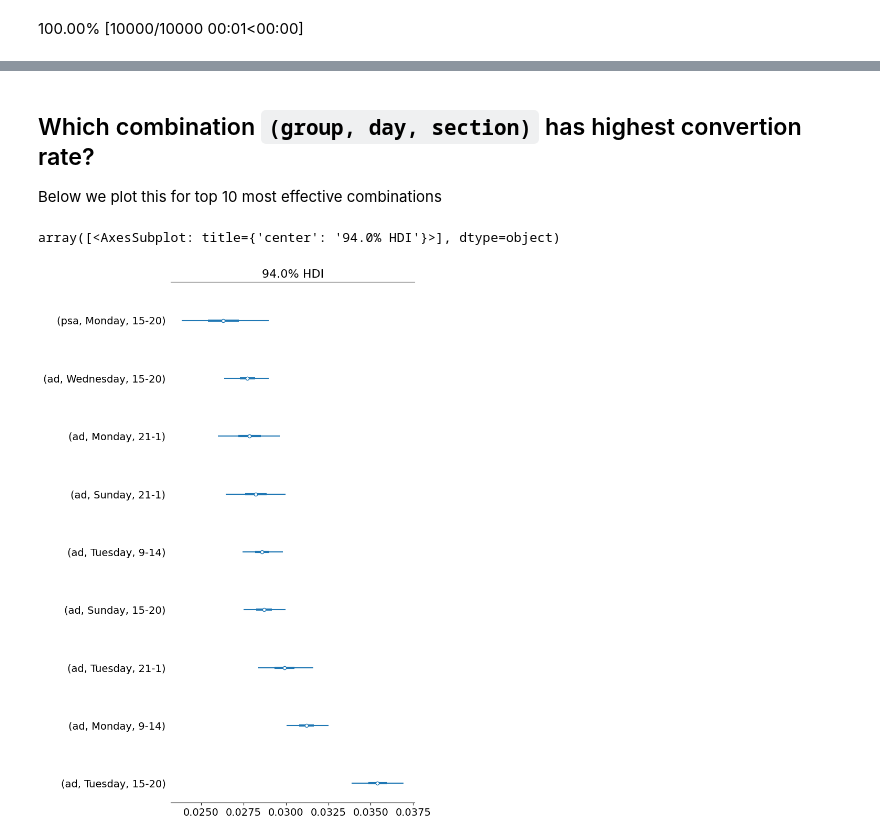
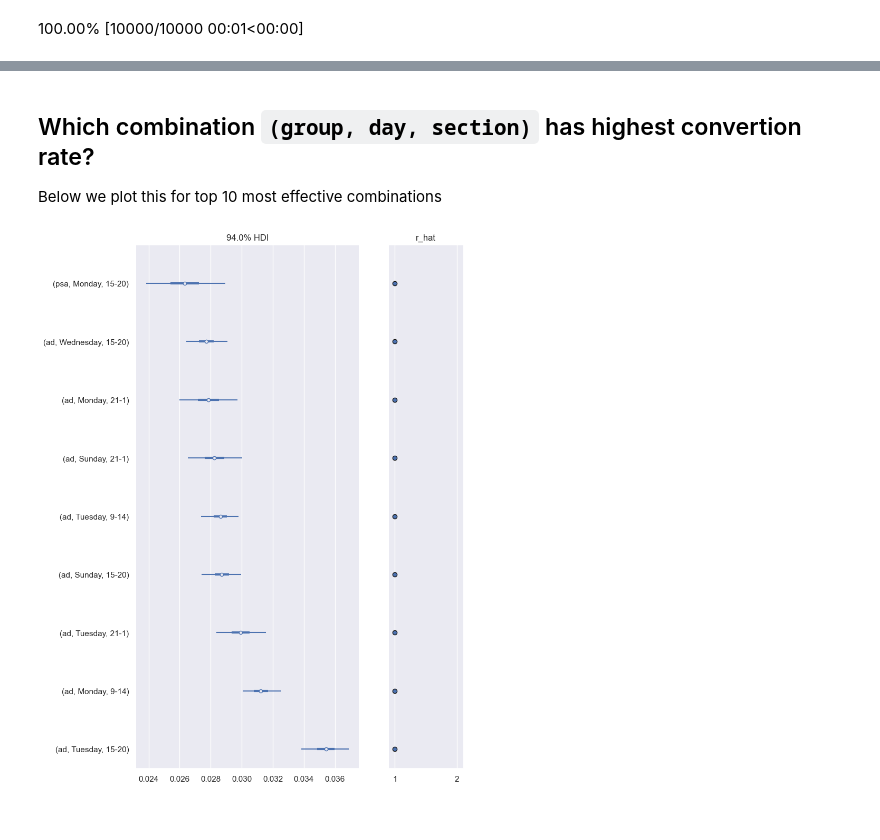
Before and after one commit to abhicr01/Bayesian_Model_Marketing, a Jupyter notebook: Bayesian_analysis.ipynb, the cells around one changed output, grey strips where cells are left out. Saved outputs shown, nothing was run; the diff lists cells and outputs as text; code cells hidden in the pictures.

```diff
--- a/Bayesian_analysis.ipynb
+++ b/Bayesian_analysis.ipynb
@@ -41,6 +31,7 @@ from sklearn.model_selection import StratifiedShuffleSplit
 
 import matplotlib.pyplot as plt
 import seaborn as sns
+sns.set_theme()
 # %%
 df = pd.read_csv('./Project/data/marketing_AB.csv')
 df.head()
@@ -63,6 +54,7 @@ df = df.rename(columns={
 # ensuring correct data types
 df['converted'] = df['converted'].astype(bool)
 df['test_group'] = df['test_group'].astype('category')
+df['most_ads_day'] = df['most_ads_day'].astype('category')
 # %%
 df.info()
 # %% [output]
@@ -214,0 +278,3 @@ Some remarks:
+# %%
+df['converted']=df['converted'].astype(int)
+df.info()
@@ -486,17 +616,17 @@ plt.show()
 # %% [markdown]
-## Which combination `(group, day, section)` has highest convertion rate?
+## Which combination `(group, day, section)` has highest convertion rate? <a class="anchor" id="which_combination_`(group,"></a>
 
 Below we plot this for top 10 most effective combinations
 # %%
 predicted_k_mean = posterior_pred.mean(dim=('chain', 'draw'))  # mean over draws
 predicted_p_mean = predicted_k_mean.obs.values / agg_data["n"].values
 high_p_cells = (np.argsort(predicted_p_mean))[-10:-1] # getting top 10 maximum p values
 # posterior variables from InferenceData for plotting
 posterior_vars = { f"({agg_data.loc[i,'test_group']}, {agg_data.loc[i,'most_ads_day']}, {agg_data.loc[i,'section']})" : idata_model_tmp.posterior["p"].sel(p_dim_0=i) for i in high_p_cells
 }
 
 # Plot forest with all chains combined (default)
-az.plot_forest(posterior_vars, combined=True)
+az.plot_forest(posterior_vars, combined=True, r_hat=True)
+plt.show()
 # %% [output]
-array([<AxesSubplot: title={'center': '94.0% HDI'}>], dtype=object)
-[figure, old version]
+[figure, new version]
```
Also changed, not shown: parts of 46 cells of this notebook, 1 other file.
